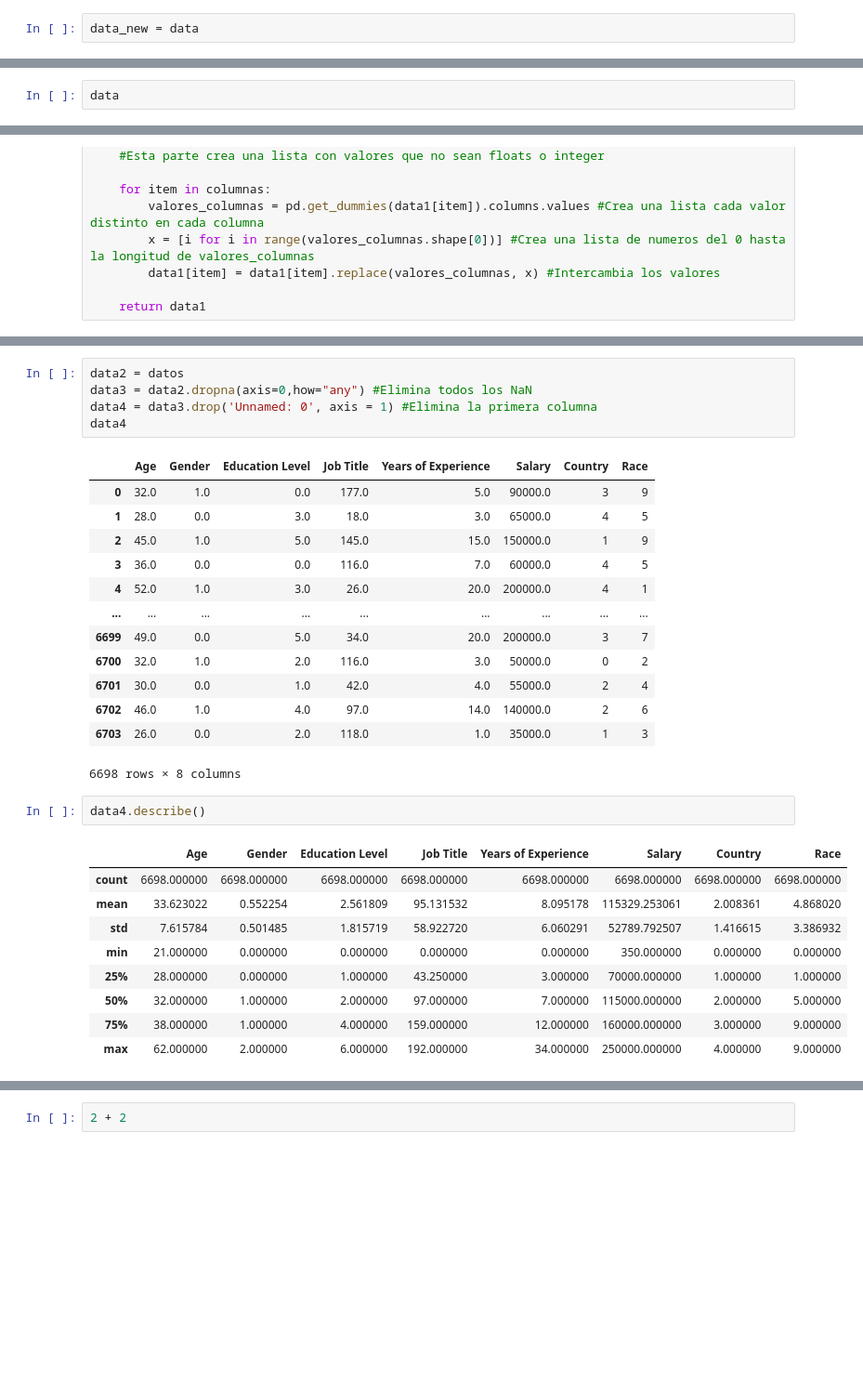
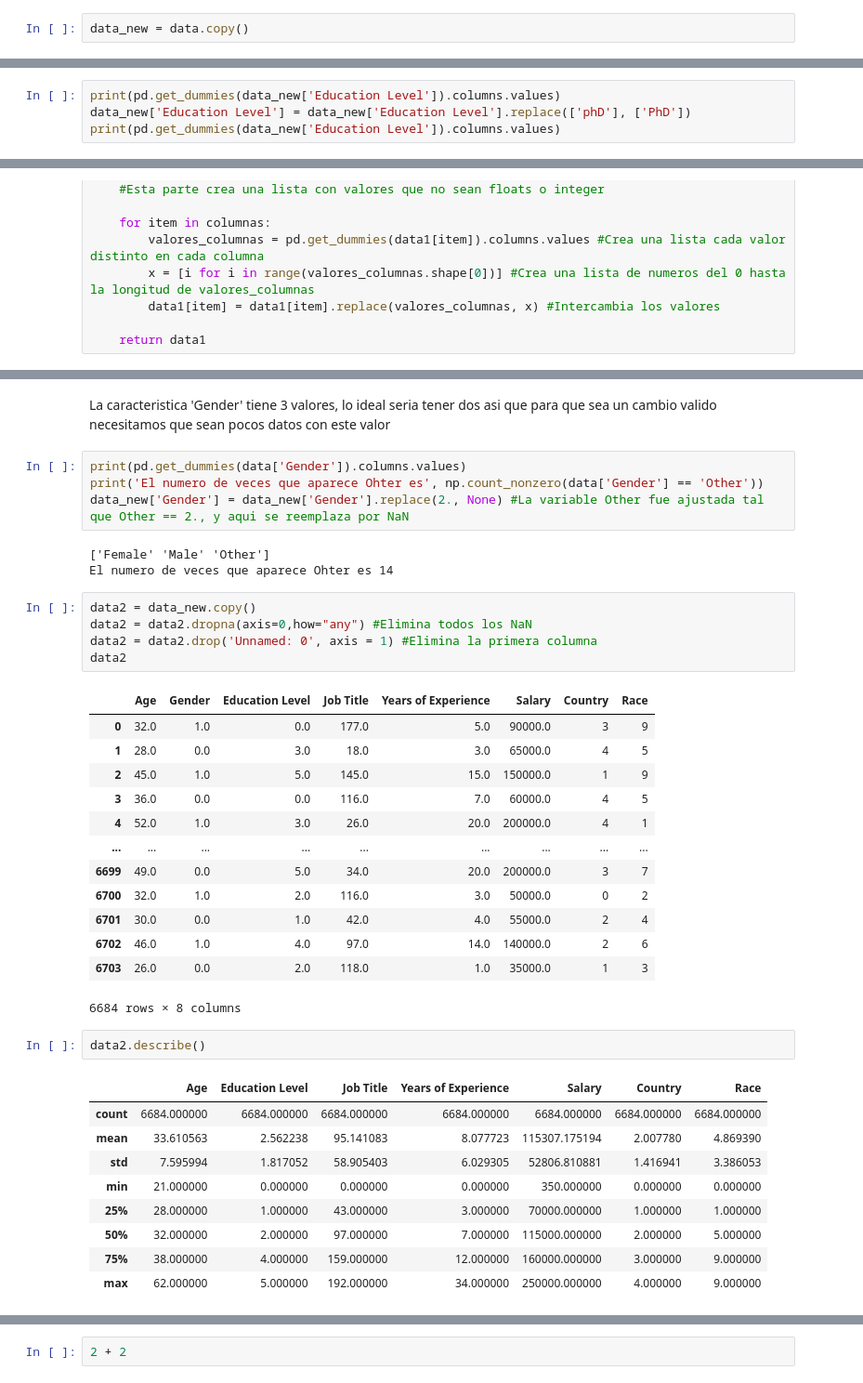
Before and after one commit to xavierzg/Salary_Data_Based_country_and_race, a Jupyter notebook: Untitled-checkpoint.ipynb, the cells around one changed output, grey strips where cells are left out. Shown: that part at 93% size. Saved outputs shown, nothing was run; the diff lists cells and outputs as text; blank space fills up the shorter version.

```diff
--- a/Untitled-checkpoint.ipynb
+++ b/Untitled-checkpoint.ipynb
@@ -38,4 +38,4 @@ print('Los valores nulos en cada columna son: ', valores_nulos)
 # %% [output]
 Los valores nulos en cada columna son:  [0, 2, 2, 3, 2, 3, 5, 0, 0]
 # %%
-data_new = data
+data_new = data.copy()
@@ -42,3 +44,5 @@ data_new = data
 # %%
-data
+print(pd.get_dummies(data_new['Education Level']).columns.values)
+data_new['Education Level'] = data_new['Education Level'].replace(['phD'], ['PhD'])
+print(pd.get_dummies(data_new['Education Level']).columns.values)
 # %% [output]
@@ -95,8 +92,17 @@ data
+# %% [markdown]
+La caracteristica 'Gender' tiene 3 valores, lo ideal seria tener dos asi que para que sea un cambio valido necesitamos que sean pocos datos con este valor
+# %%
+print(pd.get_dummies(data['Gender']).columns.values)
+print('El numero de veces que aparece Ohter es', np.count_nonzero(data['Gender'] == 'Other'))
+data_new['Gender'] = data_new['Gender'].replace(2., None) #La variable Other fue ajustada tal que Other == 2., y aqui se reemplaza por NaN
+# %% [output]
+['Female' 'Male' 'Other']
+El numero de veces que aparece Ohter es 14
 # %%
-data2 = datos
-data3 = data2.dropna(axis=0,how="any") #Elimina todos los NaN
-data4 = data3.drop('Unnamed: 0', axis = 1) #Elimina la primera columna
-data4
+data2 = data_new.copy()
+data2 = data2.dropna(axis=0,how="any") #Elimina todos los NaN
+data2 = data2.drop('Unnamed: 0', axis = 1) #Elimina la primera columna
+data2
 # %% [output]
 |  | Age | Gender | Education Level | Job Title | Years of Experience | Salary | Country | Race |
 | 0 | 32.0 | 1.0 | 0.0 | 177.0 | 5.0 | 90000.0 | 3 | 9 |
@@ -110,19 +116,19 @@ data4
 | 6701 | 30.0 | 0.0 | 1.0 | 42.0 | 4.0 | 55000.0 | 2 | 4 |
 | 6702 | 46.0 | 1.0 | 4.0 | 97.0 | 14.0 | 140000.0 | 2 | 6 |
 | 6703 | 26.0 | 0.0 | 2.0 | 118.0 | 1.0 | 35000.0 | 1 | 3 |
-6698 rows × 8 columns
+6684 rows × 8 columns
 # %%
-data4.describe()
+data2.describe()
 # %% [output]
-|  | Age | Gender | Education Level | Job Title | Years of Experience | Salary | Country | Race |
-| count | 6698.000000 | 6698.000000 | 6698.000000 | 6698.000000 | 6698.000000 | 6698.000000 | 6698.000000 | 6698.000000 |
-| mean | 33.623022 | 0.552254 | 2.561809 | 95.131532 | 8.095178 | 115329.253061 | 2.008361 | 4.868020 |
-| std | 7.615784 | 0.501485 | 1.815719 | 58.922720 | 6.060291 | 52789.792507 | 1.416615 | 3.386932 |
-| min | 21.000000 | 0.000000 | 0.000000 | 0.000000 | 0.000000 | 350.000000 | 0.000000 | 0.000000 |
-| 25% | 28.000000 | 0.000000 | 1.000000 | 43.250000 | 3.000000 | 70000.000000 | 1.000000 | 1.000000 |
-| 50% | 32.000000 | 1.000000 | 2.000000 | 97.000000 | 7.000000 | 115000.000000 | 2.000000 | 5.000000 |
-| 75% | 38.000000 | 1.000000 | 4.000000 | 159.000000 | 12.000000 | 160000.000000 | 3.000000 | 9.000000 |
-| max | 62.000000 | 2.000000 | 6.000000 | 192.000000 | 34.000000 | 250000.000000 | 4.000000 | 9.000000 |
+|  | Age | Education Level | Job Title | Years of Experience | Salary | Country | Race |
+| count | 6684.000000 | 6684.000000 | 6684.000000 | 6684.000000 | 6684.000000 | 6684.000000 | 6684.000000 |
+| mean | 33.610563 | 2.562238 | 95.141083 | 8.077723 | 115307.175194 | 2.007780 | 4.869390 |
+| std | 7.595994 | 1.817052 | 58.905403 | 6.029305 | 52806.810881 | 1.416941 | 3.386053 |
+| min | 21.000000 | 0.000000 | 0.000000 | 0.000000 | 350.000000 | 0.000000 | 0.000000 |
+| 25% | 28.000000 | 1.000000 | 43.000000 | 3.000000 | 70000.000000 | 1.000000 | 1.000000 |
+| 50% | 32.000000 | 2.000000 | 97.000000 | 7.000000 | 115000.000000 | 2.000000 | 5.000000 |
+| 75% | 38.000000 | 4.000000 | 159.000000 | 12.000000 | 160000.000000 | 3.000000 | 9.000000 |
+| max | 62.000000 | 5.000000 | 192.000000 | 34.000000 | 250000.000000 | 4.000000 | 9.000000 |
 # %%
 import seaborn as sns
 def matrix_corr(data):
```
Also changed, not shown: parts of 6 cells of this notebook.
